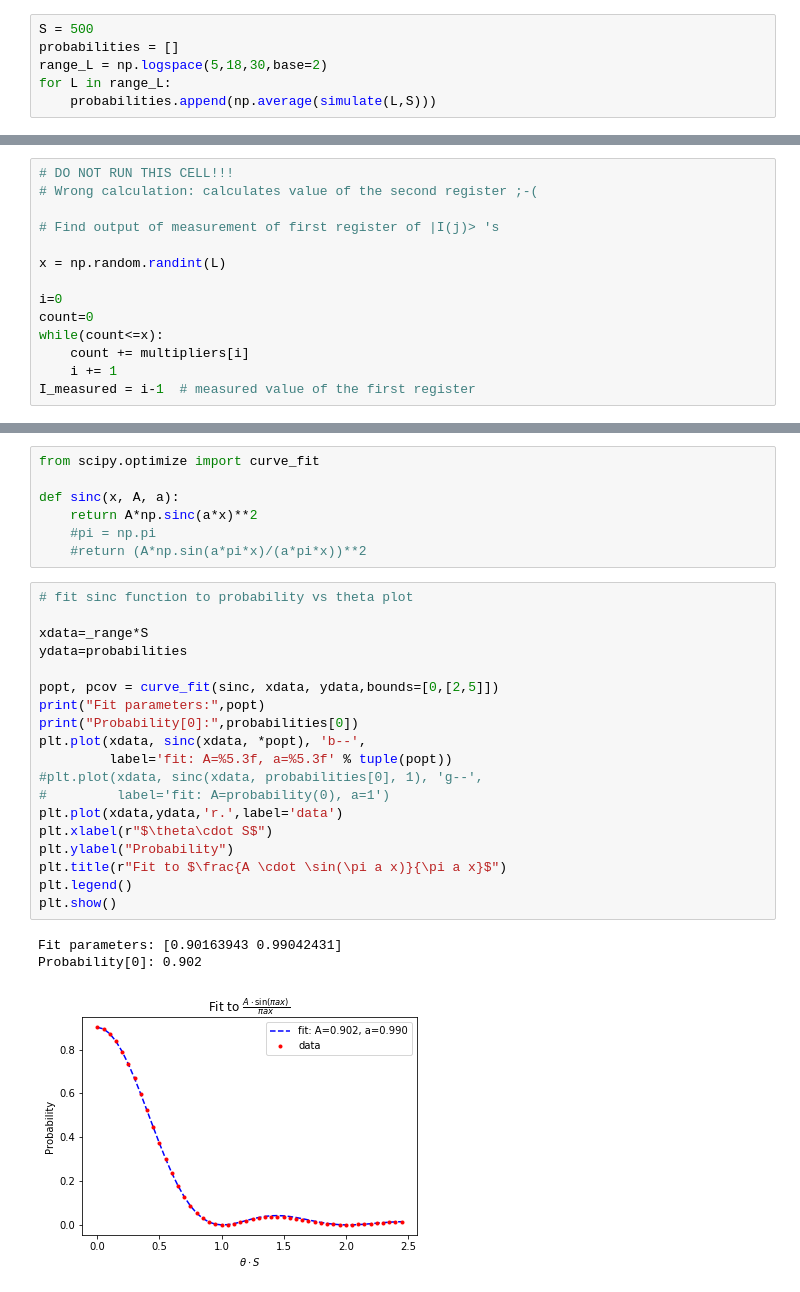
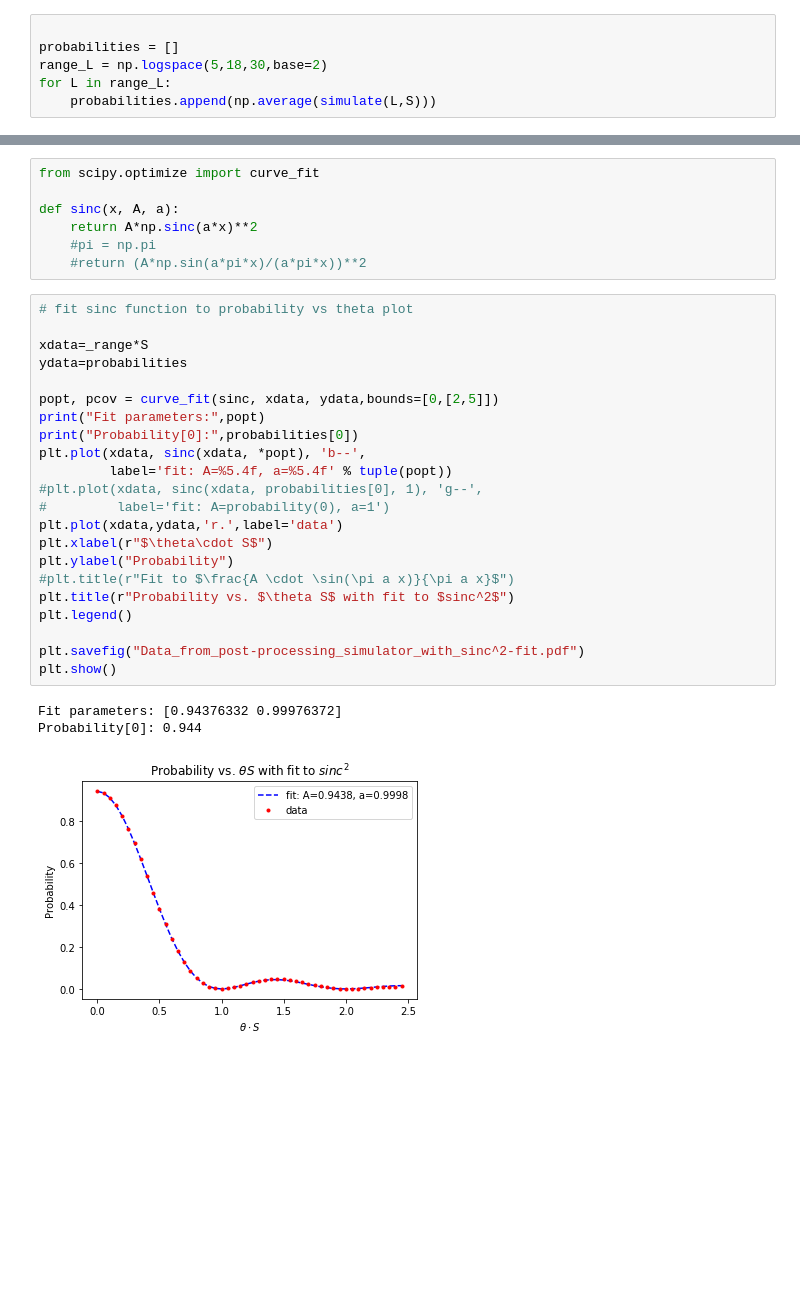
Before and after one commit to Quist-A/Simulator_c-sieve, a Jupyter notebook: Simulator_post-processing.ipynb, the cells around one changed output, grey strips where cells are left out. Cells and saved outputs as stored; diff of their text form; blank space fills up the shorter version.

```diff
--- a/Simulator_post-processing.ipynb
+++ b/Simulator_post-processing.ipynb
@@ -160,5 +152,5 @@ np.average(simulate(2**10,2**10))
 # %%
-S = 500
+
 probabilities = []
 range_L = np.logspace(5,18,30,base=2)
 for L in range_L:
@@ -187,14 +171,0 @@ plt.plot(multipliers,'x')
-# %%
-# DO NOT RUN THIS CELL!!!
-# Wrong calculation: calculates value of the second register ;-(
-
-# Find output of measurement of first register of |I(j)> 's
-
-x = np.random.randint(L)
-
-i=0
-count=0
-while(count<=x):
-    count += multipliers[i]
-    i += 1
-I_measured = i-1  # measured value of the first register
@@ -309,23 +247,26 @@ def sinc(x, A, a):
 # %%
 # fit sinc function to probability vs theta plot
 
 xdata=_range*S
 ydata=probabilities
 
 popt, pcov = curve_fit(sinc, xdata, ydata,bounds=[0,[2,5]])
 print("Fit parameters:",popt)
 print("Probability[0]:",probabilities[0])
 plt.plot(xdata, sinc(xdata, *popt), 'b--',
-         label='fit: A=%5.3f, a=%5.3f' % tuple(popt))
+         label='fit: A=%5.4f, a=%5.4f' % tuple(popt))
 #plt.plot(xdata, sinc(xdata, probabilities[0], 1), 'g--',
 #         label='fit: A=probability(0), a=1')
 plt.plot(xdata,ydata,'r.',label='data')
 plt.xlabel(r"$\theta\cdot S$")
 plt.ylabel("Probability")
-plt.title(r"Fit to $\frac{A \cdot \sin(\pi a x)}{\pi a x}$")
+#plt.title(r"Fit to $\frac{A \cdot \sin(\pi a x)}{\pi a x}$")
+plt.title(r"Probability vs. $\theta S$ with fit to $sinc^2$")
 plt.legend()
+
+plt.savefig("Data_from_post-processing_simulator_with_sinc^2-fit.pdf")
 plt.show()
 # %% [output]
-Fit parameters: [0.90163943 0.99042431]
-Probability[0]: 0.902
+Fit parameters: [0.94376332 0.99976372]
+Probability[0]: 0.944
-[figure, old version]
+[figure, new version]
```
Also changed, not shown: parts of 16 cells of this notebook, 2 other files.
